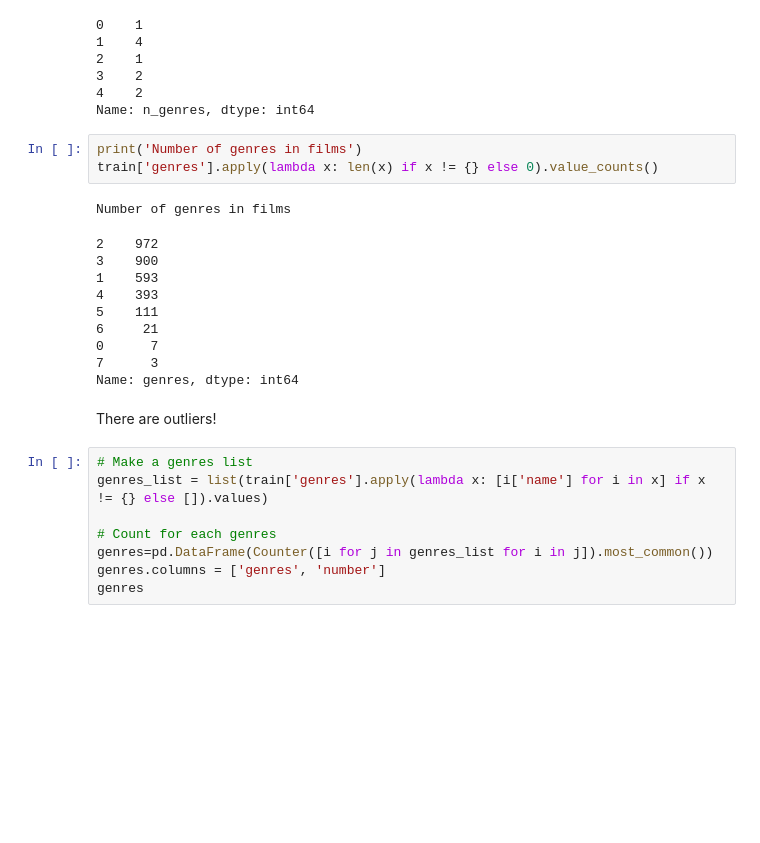
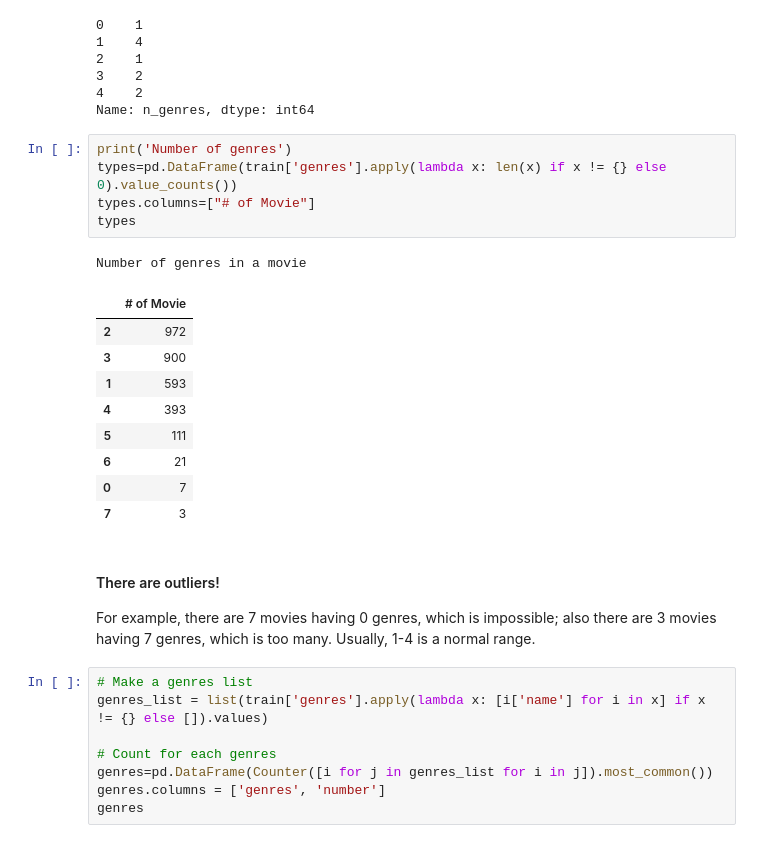
Before and after one commit to zzzzzzhy0607/TMDB-Box-Office-Prediction, a Jupyter notebook: Movie_EDA.ipynb, the cells around one changed output. Drawn from its saved outputs; the diff is of its cells as text; blank space fills up the shorter version.

```diff
--- a/Movie_EDA.ipynb
+++ b/Movie_EDA.ipynb
@@ -219,21 +219,24 @@ Name: pure_genres, dtype: object
 4    2
 Name: n_genres, dtype: int64
 # %%
-print('Number of genres in films')
-train['genres'].apply(lambda x: len(x) if x != {} else 0).value_counts()
+print('Number of genres')
+types=pd.DataFrame(train['genres'].apply(lambda x: len(x) if x != {} else 0).value_counts())
+types.columns=["# of Movie"]
+types
 # %% [output]
-Number of genres in films
+Number of genres in a movie
-2    972
-3    900
-1    593
-4    393
-5    111
-6     21
-0      7
-7      3
-Name: genres, dtype: int64
+|  | # of Movie |
+| 2 | 972 |
+| 3 | 900 |
+| 1 | 593 |
+| 4 | 393 |
+| 5 | 111 |
+| 6 | 21 |
+| 0 | 7 |
+| 7 | 3 |
-# %% [markdown]
-There are outliers!
+# %% [markdown]
+#### There are outliers!
+For example, there are 7 movies having 0 genres, which is impossible; also there are 3 movies having 7 genres, which is too many. Usually, 1-4 is a normal range.
 # %%
 # Make a genres list
 genres_list = list(train['genres'].apply(lambda x: [i['name'] for i in x] if x != {} else []).values)
```
Also changed, not shown: parts of 14 cells of this notebook.
